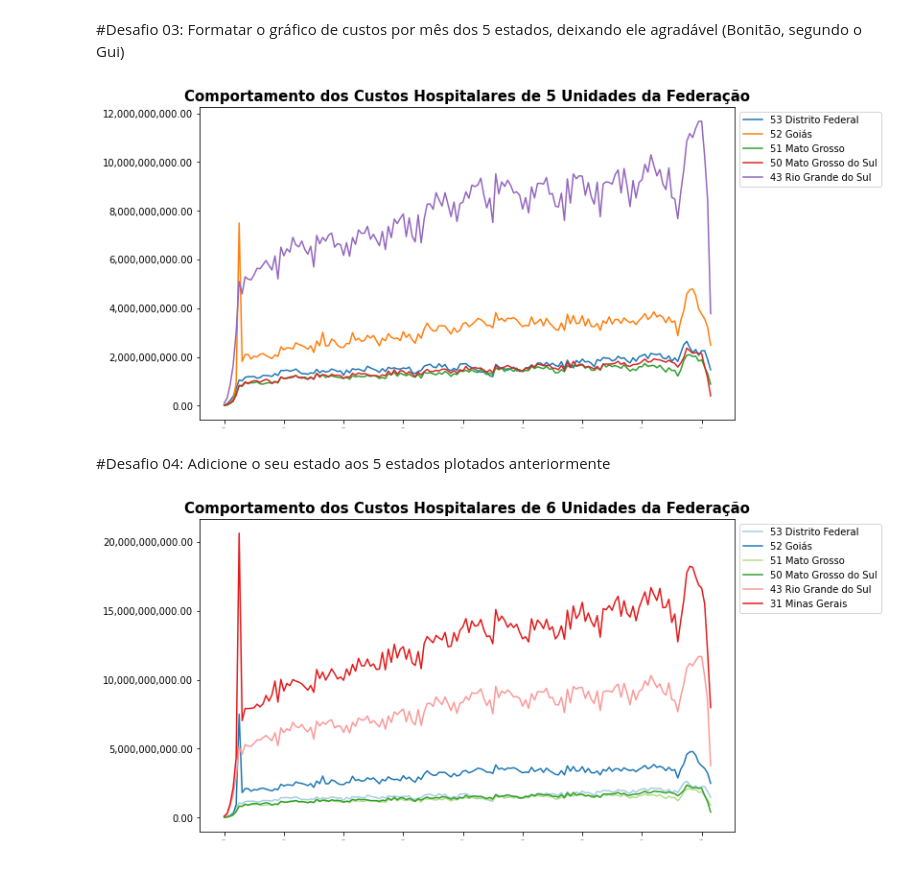
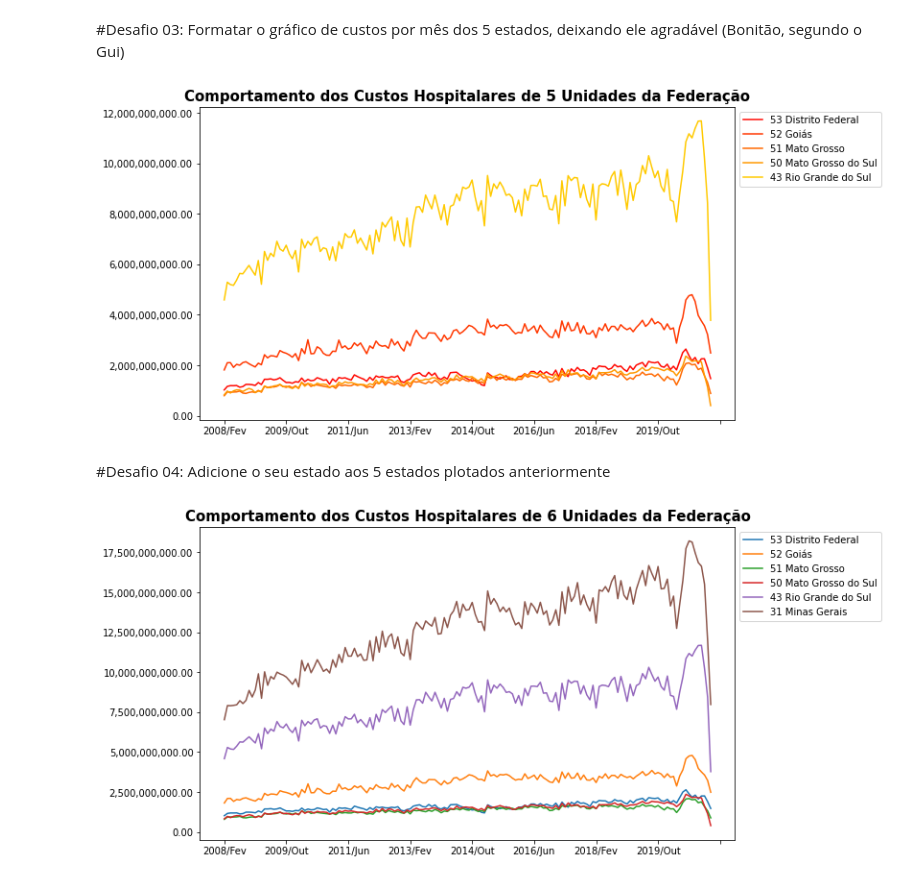
Before and after one commit to laugustovieira/BootCamp---Data-Science, a Jupyter notebook: Desafios_Modulo1_Aula3.ipynb, the cells around one changed output. Cells and saved outputs as stored; diff of their text form; code cells hidden in the pictures.

```diff
--- a/Desafios_Modulo1_Aula3.ipynb
+++ b/Desafios_Modulo1_Aula3.ipynb
@@ -66,47 +66,50 @@ font = {'weight' : 'bold',
 
 colunas_usaveis = dados.mean().index.tolist()
 colunas_usaveis.insert(0,"Unidade da Federação")
+
 usaveis = dados[colunas_usaveis]
 usaveis= usaveis.drop("Total", axis=1)
 usaveis = usaveis.set_index("Unidade da Federação")
 usaveis_ordenado = usaveis.sort_values(by="Unidade da Federação", ascending=False)
 
 coluna_cinco_estados = usaveis_ordenado.index.tolist()[:5]
+usaveis_ordenado = usaveis_ordenado.loc[coluna_cinco_estados]
+usaveis_ordenado = usaveis_ordenado[usaveis_ordenado.columns[6:]]
 
-usaveis_ordenado = usaveis_ordenado.loc[coluna_cinco_estados]
 ax = usaveis_ordenado.T.plot(figsize=(10,6))
 plt.legend(bbox_to_anchor=(1,1))
 sns.set_palette(sns.color_palette("tab10", 27))
 ax.yaxis.set_major_formatter(ticker.StrMethodFormatter("{x:,.2f}"))
 plt.title("Comportamento dos Custos Hospitalares de 5 Unidades da Federação", fontdict=font)
-plt.rc("xtick", labelsize=1)
+plt.rc("xtick", labelsize=10)
 plt.show()
 # %% [output]
-[figure, old version]
+[figure, new version]
 # %% [markdown]
 #Desafio 04: Adicione o seu estado aos 5 estados plotados anteriormente
 # %%
 font = {'weight' : 'bold',
         'size'   : 15,
         'Color' : 'black'}
 
 colunas_usaveis = dados.mean().index.tolist()
 colunas_usaveis.insert(0,"Unidade da Federação")
 usaveis = dados[colunas_usaveis]
 usaveis= usaveis.drop("Total", axis=1)
 usaveis = usaveis.set_index("Unidade da Federação")
 usaveis_ordenado = usaveis.sort_values(by="Unidade da Federação", ascending=False)
 
 coluna_cinco_estados = usaveis_ordenado.index.tolist()[:5]
 coluna_cinco_estados.append("31 Minas Gerais")
 
 usaveis_ordenado = usaveis_ordenado.loc[coluna_cinco_estados]
+usaveis_ordenado = usaveis_ordenado[usaveis_ordenado.columns[6:]]
 ax = usaveis_ordenado.T.plot(figsize=(10,6))
 sns.set_palette(sns.color_palette("Paired", 27))
 plt.legend(bbox_to_anchor=(1,1))
 ax.yaxis.set_major_formatter(ticker.StrMethodFormatter("{x:,.2f}"))
 plt.title("Comportamento dos Custos Hospitalares de 6 Unidades da Federação", fontdict=font)
-plt.rc("xtick", labelsize=1)
+plt.rc("xtick", labelsize=10)
 plt.show()
 # %% [output]
-[figure, old version]
+[figure, new version]
```
Also changed, not shown: parts of 4 cells of this notebook.
